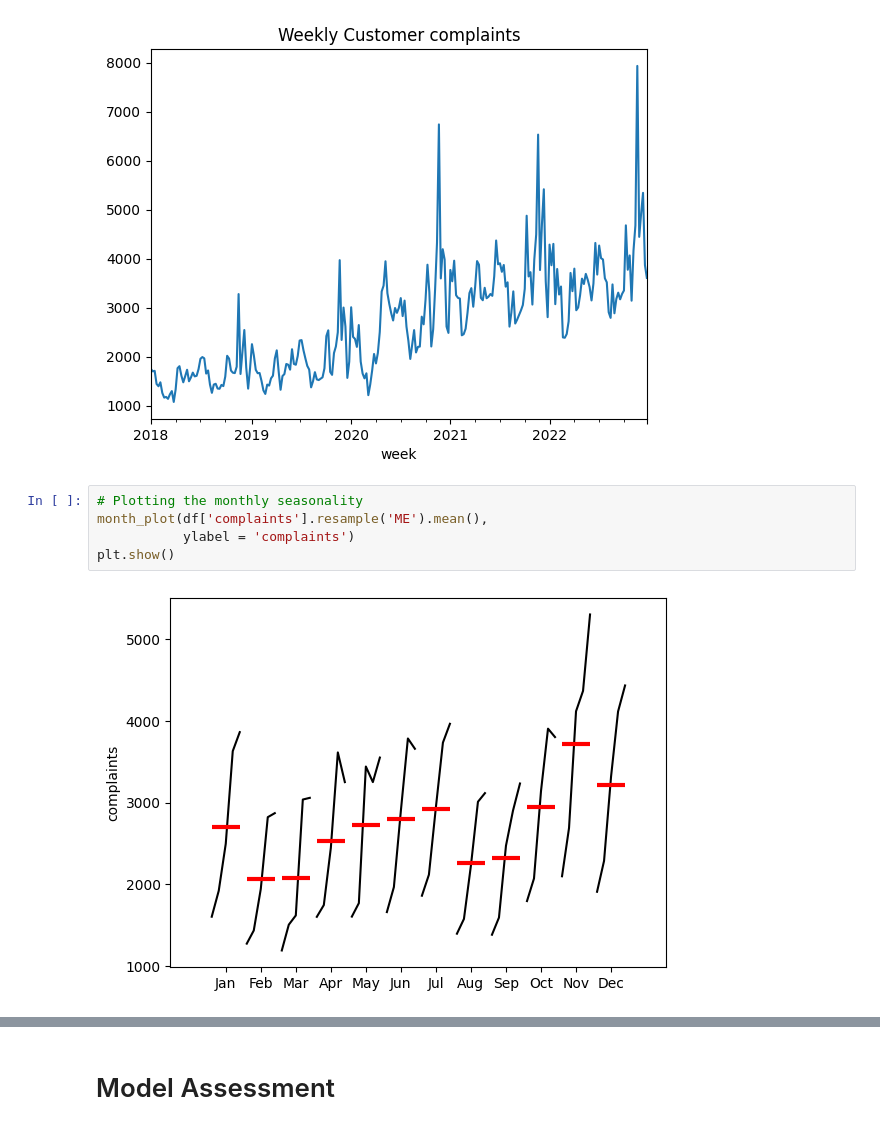
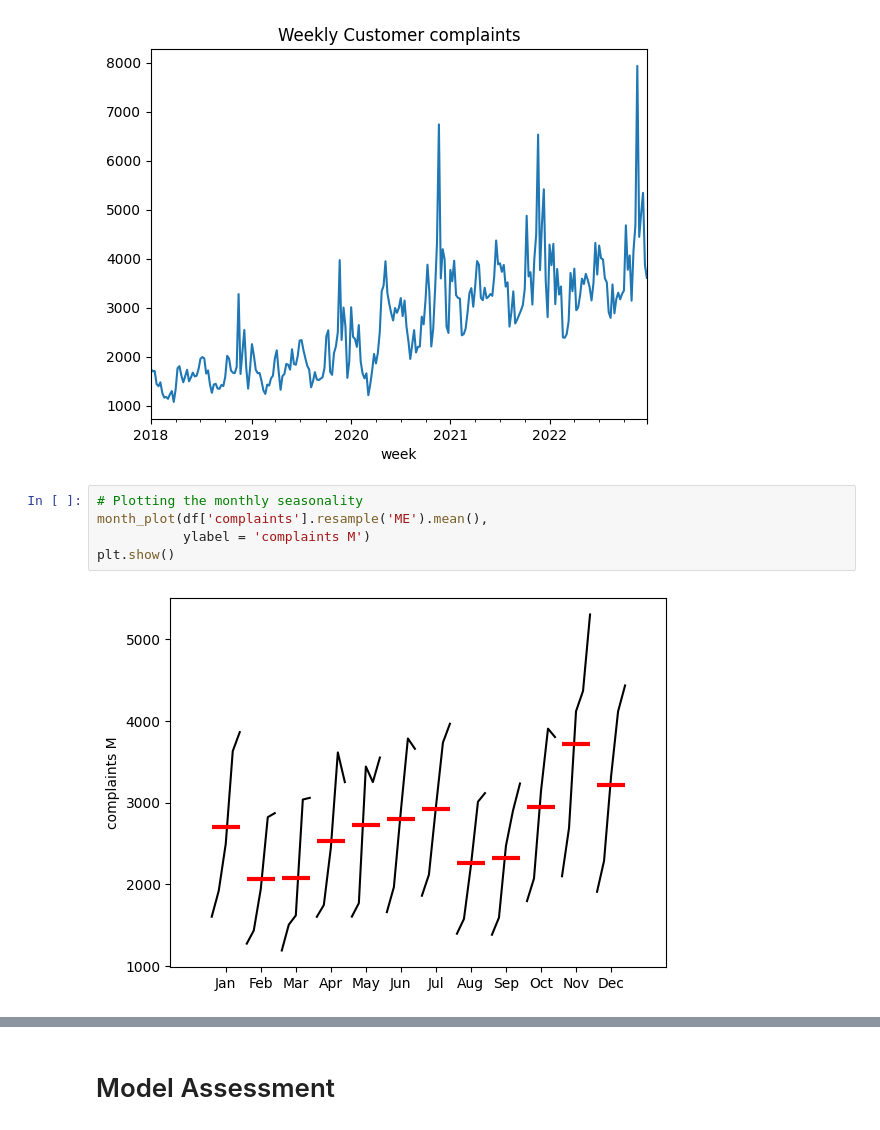
Before and after one commit to Mnr04/Time_series_analysis_course, a Jupyter notebook: Course_2_TSA.ipynb, the cells around one changed output, grey strips where cells are left out. Drawn from its saved outputs; the diff is of its cells as text.

```diff
--- a/Course_2_TSA.ipynb
+++ b/Course_2_TSA.ipynb
@@ -93,9 +94,9 @@ plt.show()
 # %%
 # Plotting the monthly seasonality
 month_plot(df['complaints'].resample('ME').mean(),
-           ylabel = 'complaints')
+           ylabel = 'complaints M')
 plt.show()
 # %% [output]
-[figure, old version]
+[figure, new version]
 # %%
 # Plotting the quarterly seasonality
```
Also changed, not shown: parts of 23 cells of this notebook.
